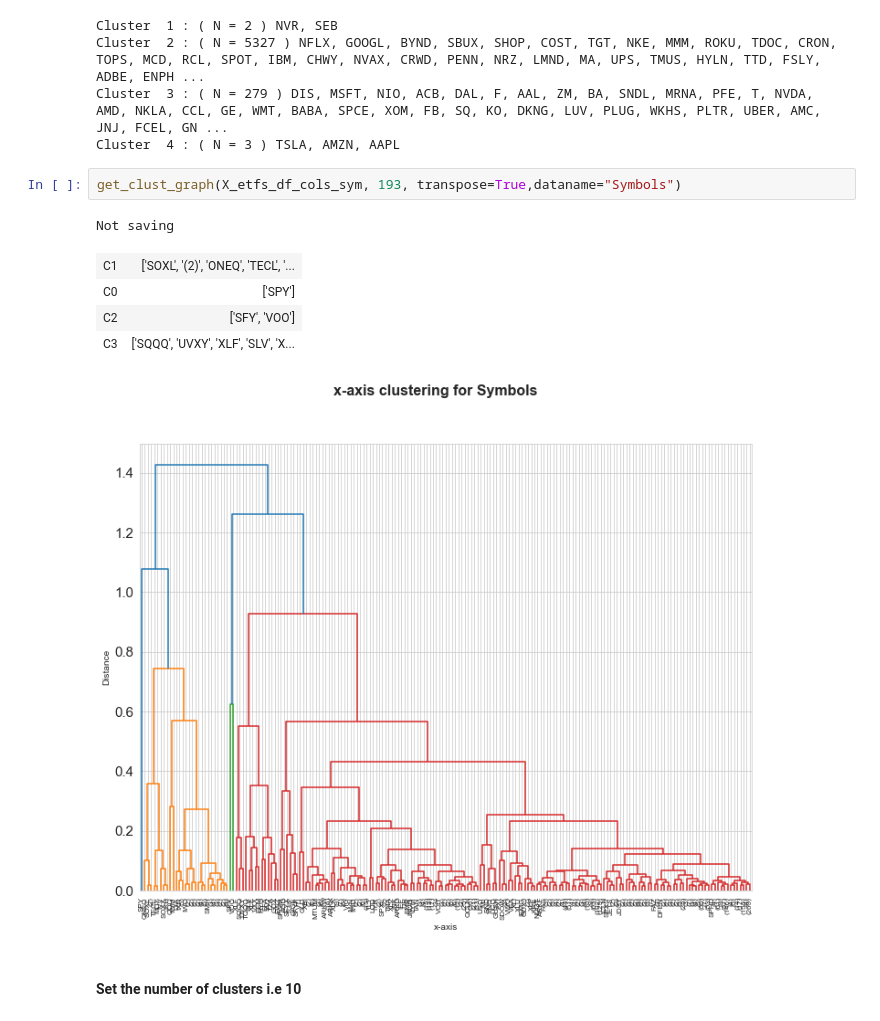
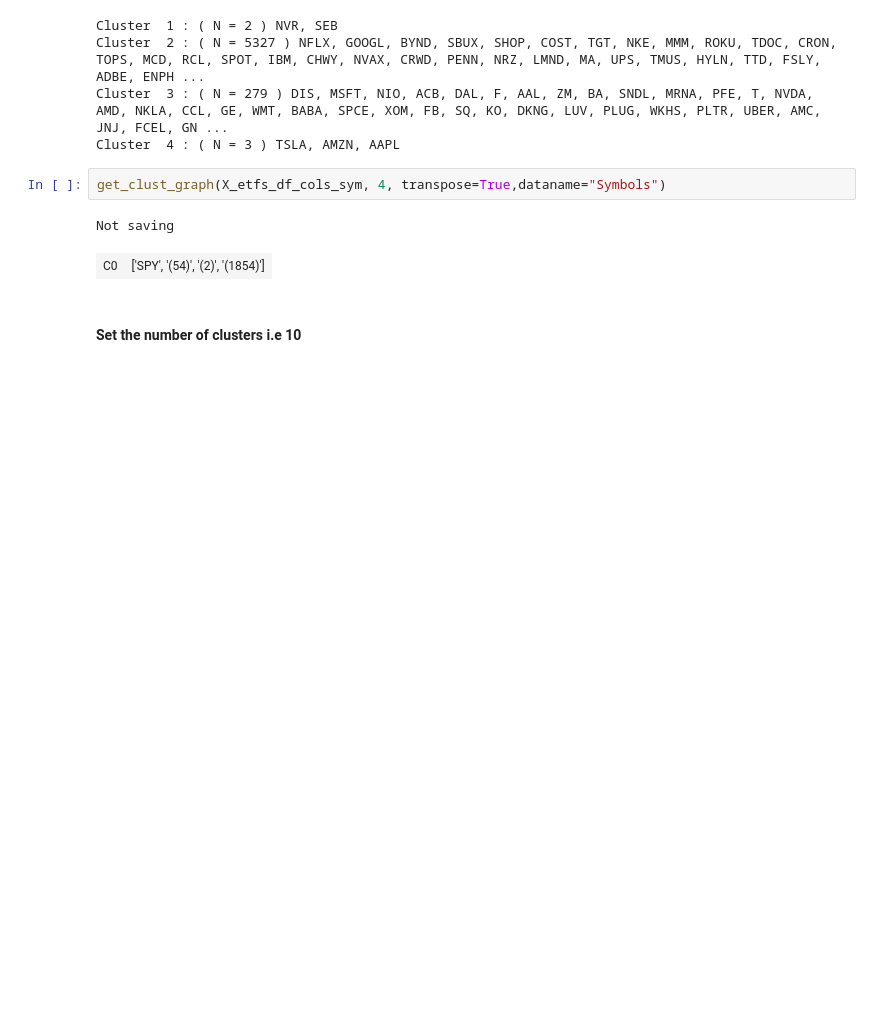
Before and after one commit to wiserlake0996/python_HLC, a Jupyter notebook: 3D PLOTS AND CLUSTER LABELS.ipynb, the cells around one changed output. Saved outputs shown, nothing was run; the diff lists cells and outputs as text; blank space fills up the shorter version.

```diff
--- a/3D PLOTS AND CLUSTER LABELS.ipynb
+++ b/3D PLOTS AND CLUSTER LABELS.ipynb
@@ -213,14 +220,10 @@ Cluster  2 : ( N = 5327 ) NFLX, GOOGL, BYND, SBUX, SHOP, COST, TGT, NKE, MMM, RO
 Cluster  3 : ( N = 279 ) DIS, MSFT, NIO, ACB, DAL, F, AAL, ZM, BA, SNDL, MRNA, PFE, T, NVDA, AMD, NKLA, CCL, GE, WMT, BABA, SPCE, XOM, FB, SQ, KO, DKNG, LUV, PLUG, WKHS, PLTR, UBER, AMC, JNJ, FCEL, GN ...
 Cluster  4 : ( N = 3 ) TSLA, AMZN, AAPL
 # %%
-get_clust_graph(X_etfs_df_cols_sym, 193, transpose=True,dataname="Symbols")
+get_clust_graph(X_etfs_df_cols_sym, 4, transpose=True,dataname="Symbols")
 # %% [output]
 Not saving
-| C1 | ['SOXL', '(2)', 'ONEQ', 'TECL', '... |
-| C0 | ['SPY'] |
-| C2 | ['SFY', 'VOO'] |
-| C3 | ['SQQQ', 'UVXY', 'XLF', 'SLV', 'X... |
+| C0 | ['SPY', '(54)', '(2)', '(1854)'] |
-[figure, removed]
 # %% [markdown]
 #### Set the number of clusters i.e 10
 # %%
```
Also changed, not shown: parts of 6 cells of this notebook.
